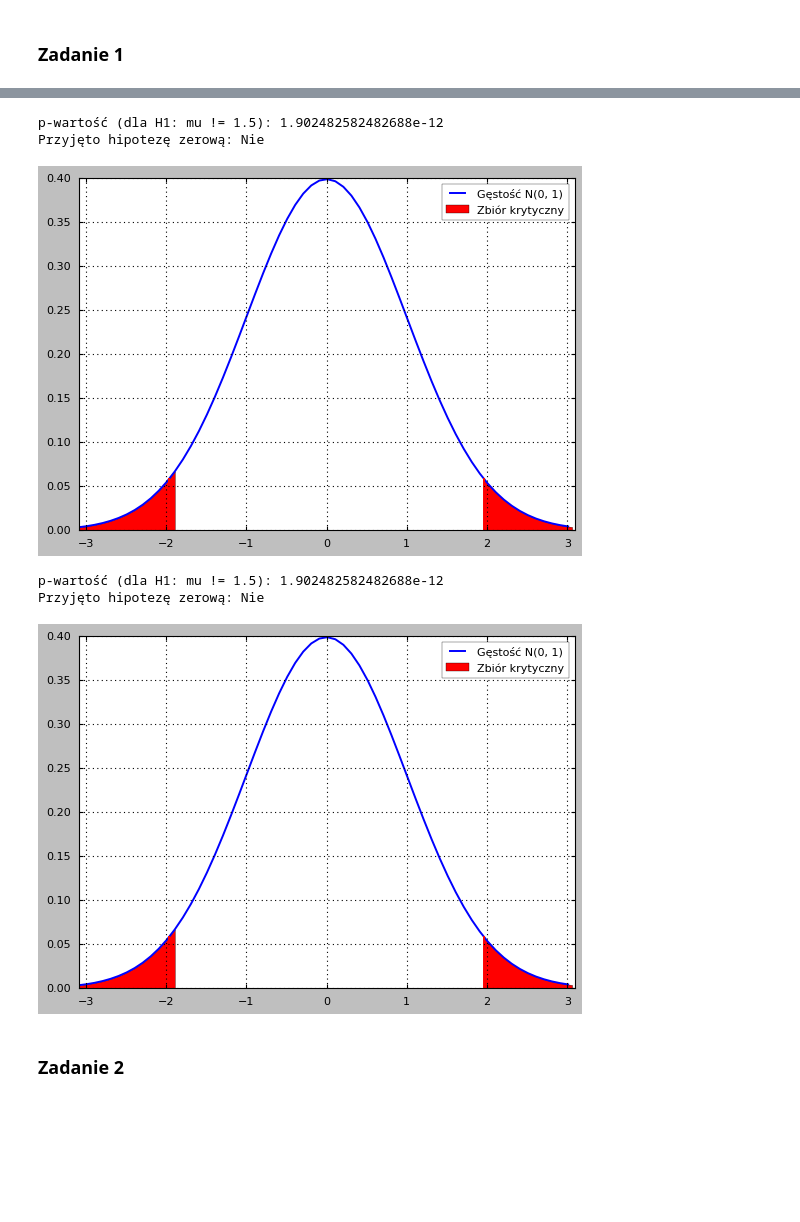
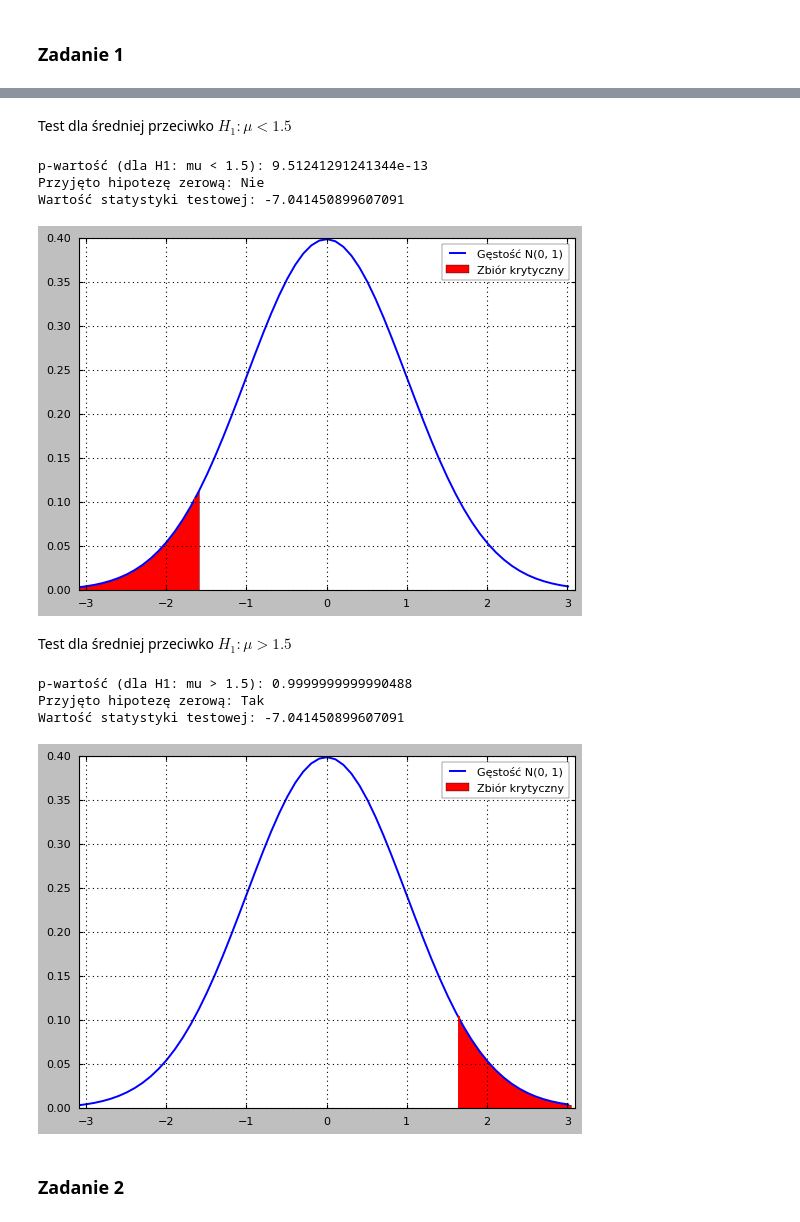
Before and after one commit to emltoja/raport2_statystyka, a Jupyter notebook: raport.ipynb, the cells around one changed output, grey strips where cells are left out. Drawn from its saved outputs; the diff is of its cells as text; code cells hidden in the pictures; blank space fills up the shorter version.

```diff
--- a/raport.ipynb
+++ b/raport.ipynb
@@ -171,16 +180,22 @@ Przyjęto hipotezę zerową: Nie
 [figure]
+# %% [markdown]
+Test dla średniej przeciwko $H_1: \mu < 1.5$
 # %%
-plot_mean_test(1.5, 0.2, 0.05, data1, "not_equal")
+plot_mean_test(1.5, 0.2, 0.05, data1, "less")
 # %% [output]
-p-wartość (dla H1: mu != 1.5): 1.902482582482688e-12
+p-wartość (dla H1: mu < 1.5): 9.51241291241344e-13
 Przyjęto hipotezę zerową: Nie
+Wartość statystyki testowej: -7.041450899607091
-[figure, old version]
+[figure, new version]
+# %% [markdown]
+Test dla średniej przeciwko $H_1: \mu > 1.5$
 # %%
-plot_mean_test(1.5, 0.2, 0.05, data1, "not_equal")
+plot_mean_test(1.5, 0.2, 0.05, data1, "greater")
 # %% [output]
-p-wartość (dla H1: mu != 1.5): 1.902482582482688e-12
-Przyjęto hipotezę zerową: Nie
+p-wartość (dla H1: mu > 1.5): 0.9999999999990488
+Przyjęto hipotezę zerową: Tak
+Wartość statystyki testowej: -7.041450899607091
-[figure, old version]
+[figure, new version]
 # %% [markdown]
 ### Zadanie 2
 # %%
```
Also changed, not shown: parts of 42 cells of this notebook.
